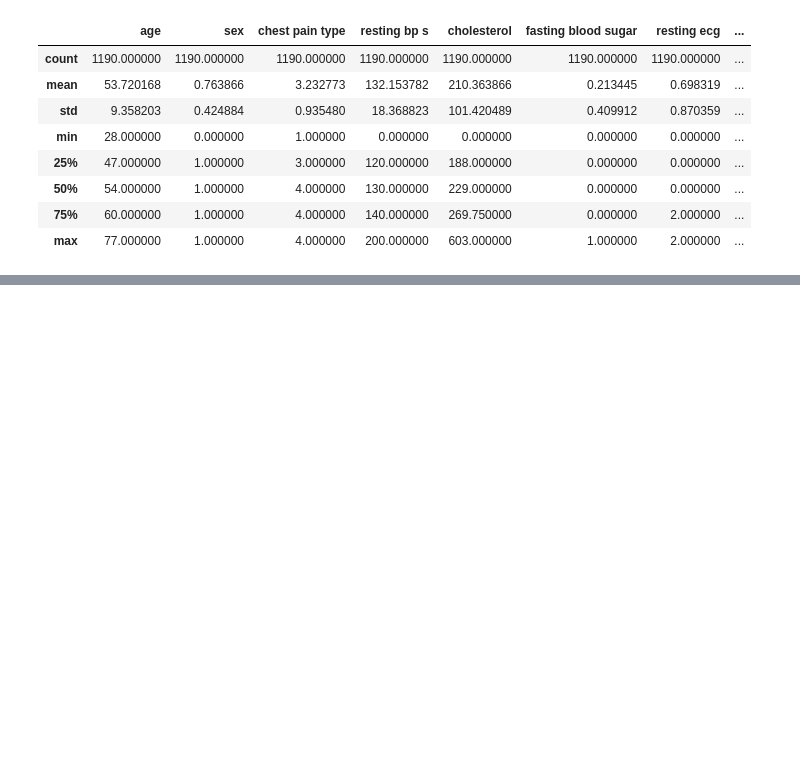
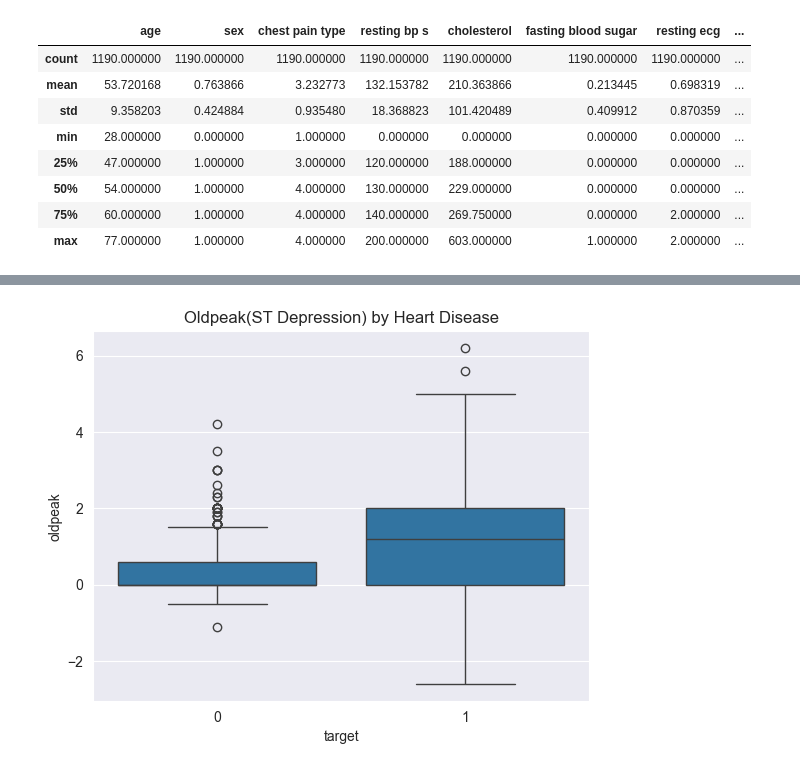
Before and after one commit to kardelenyurtkuran/heart-disease-prediction, a Jupyter notebook: notebooks/exploratory-data-analysis.ipynb, the cells around one changed output, grey strips where cells are left out. Saved outputs shown, nothing was run; the diff lists cells and outputs as text; code cells hidden in the pictures; blank space fills up the shorter version.

```diff
--- a/notebooks/exploratory-data-analysis.ipynb
+++ b/notebooks/exploratory-data-analysis.ipynb
@@ -95,0 +153,7 @@ np.int64(272)
+# %%
+#ST depression - Heart Disease
+sns.boxplot(data=df, x="target", y="oldpeak")
+plt.title("Oldpeak(ST Depression) by Heart Disease")
+plt.show()
+# %% [output]
+[figure, added]
```
Also changed, not shown: parts of 11 cells of this notebook.
